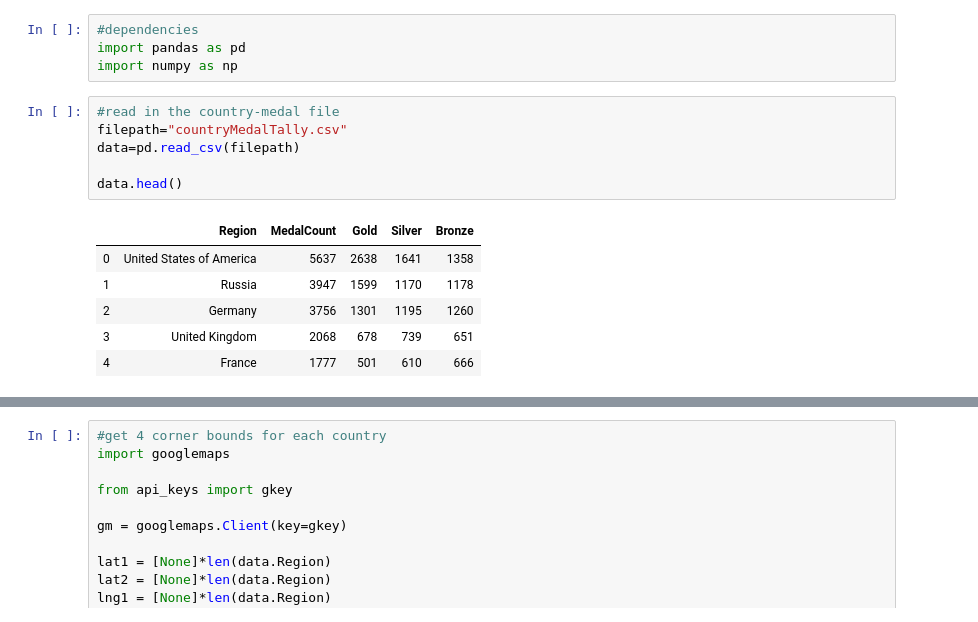
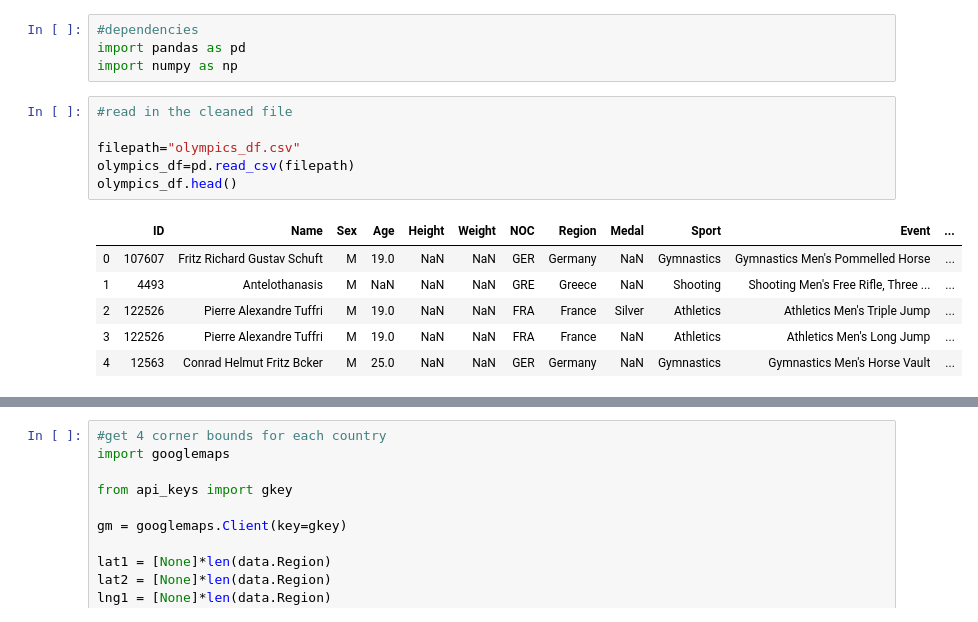
Before and after one commit to shashanksheth/project-dividebyzero, a Jupyter notebook: Pollution Data.ipynb, the cells around one changed output, grey strips where cells are left out. Saved outputs shown, nothing was run; the diff lists cells and outputs as text.

```diff
--- a/Pollution Data.ipynb
+++ b/Pollution Data.ipynb
@@ -3,15 +3,15 @@
 import pandas as pd
 import numpy as np
 # %%
-#read in the country-medal file
-filepath="countryMedalTally.csv"
-data=pd.read_csv(filepath)
+#read in the cleaned file
 
-data.head()
+filepath="olympics_df.csv"
+olympics_df=pd.read_csv(filepath)
+olympics_df.head()
 # %% [output]
-|  | Region | MedalCount | Gold | Silver | Bronze |
-| 0 | United States of America | 5637 | 2638 | 1641 | 1358 |
-| 1 | Russia | 3947 | 1599 | 1170 | 1178 |
-| 2 | Germany | 3756 | 1301 | 1195 | 1260 |
-| 3 | United Kingdom | 2068 | 678 | 739 | 651 |
-| 4 | France | 1777 | 501 | 610 | 666 |
+|  | ID | Name | Sex | Age | Height | Weight | NOC | Region | Medal | Sport | Event | ... |
+| 0 | 107607 | Fritz Richard Gustav Schuft | M | 19.0 | NaN | NaN | GER | Germany | NaN | Gymnastics | Gymnastics Men's Pommelled Horse | ... |
+| 1 | 4493 | Antelothanasis | M | NaN | NaN | NaN | GRE | Greece | NaN | Shooting | Shooting Men's Free Rifle, Three ... | ... |
+| 2 | 122526 | Pierre Alexandre Tuffri | M | 19.0 | NaN | NaN | FRA | France | Silver | Athletics | Athletics Men's Triple Jump | ... |
+| 3 | 122526 | Pierre Alexandre Tuffri | M | 19.0 | NaN | NaN | FRA | France | NaN | Athletics | Athletics Men's Long Jump | ... |
+| 4 | 12563 | Conrad Helmut Fritz Bcker | M | 25.0 | NaN | NaN | GER | Germany | NaN | Gymnastics | Gymnastics Men's Horse Vault | ... |
```
Also changed, not shown: parts of 9 cells of this notebook.
